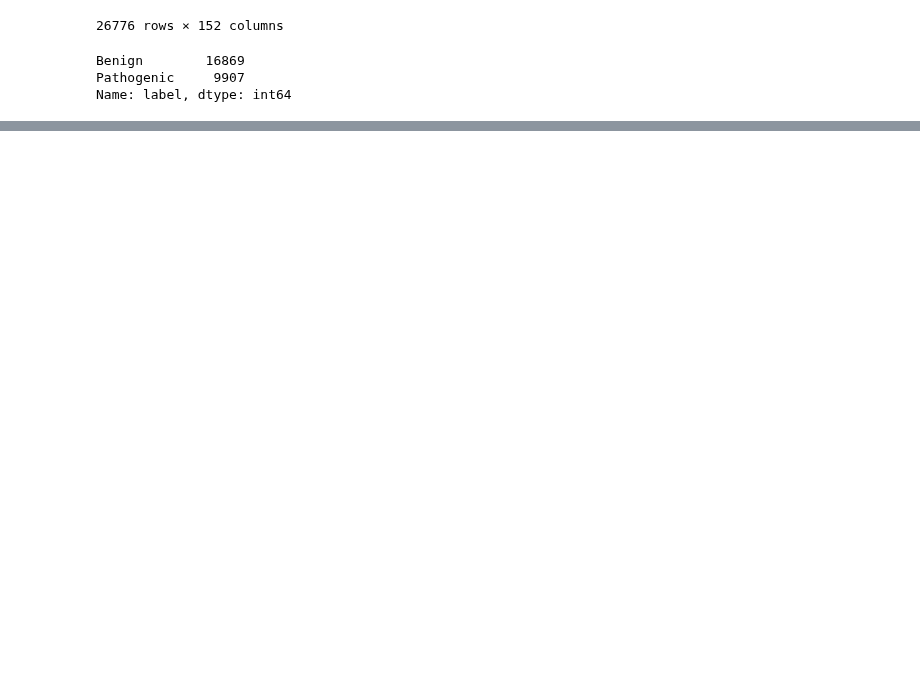
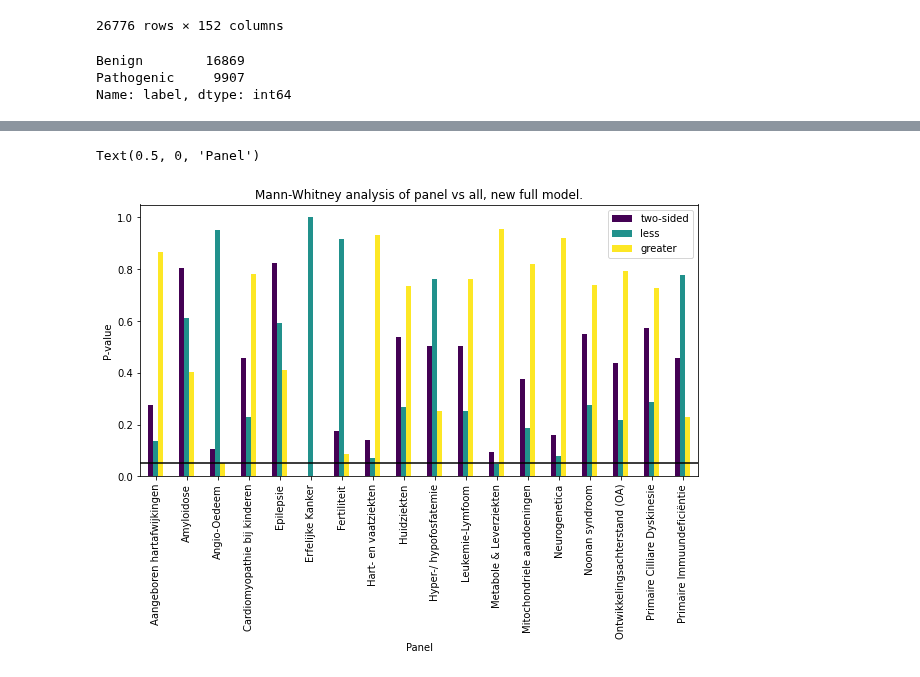
Before and after one commit to SietsmaRJ/dsls_master_thesis, a Jupyter notebook: side_scripts/Model_training.ipynb, the cells around one changed output, grey strips where cells are left out. Cells and saved outputs as stored; diff of their text form; code cells hidden in the pictures; blank space fills up the shorter version.

```diff
--- a/side_scripts/Model_training.ipynb
+++ b/side_scripts/Model_training.ipynb
@@ -858,0 +857,3 @@ ek_subset.to_csv('./datafiles/erfelijke_kanker_subset.tsv.gz', sep='\t', index=F
+# %%
+genepanels.pop('5GPM', None)
+genepanels
@@ -858,0 +914,3 @@ ek_subset.to_csv('./datafiles/erfelijke_kanker_subset.tsv.gz', sep='\t', index=F
+# %%
+genepanel_auc = genepanel_analysis(genepanels, auc_analysis)
+genepanel_auc.sort_values(by='compared_to', inplace=True)
@@ -858,0 +920,9 @@ ek_subset.to_csv('./datafiles/erfelijke_kanker_subset.tsv.gz', sep='\t', index=F
+# %%
+ax = genepanel_auc.plot(y=['two-sided','less','greater'], x='compared_to', kind='bar', colormap='viridis', figsize=(10,5),
+                title='Mann-Whitney analysis of panel vs all, new full model.')
+ax.hlines(y=0.05,xmin=-10,xmax=100)
+ax.set_ylabel('P-value')
+ax.set_xlabel('Panel')
+# %% [output]
+Text(0.5, 0, 'Panel')
+[figure, added]
```
Also changed, not shown: parts of 19 cells of this notebook, 7 other files.
